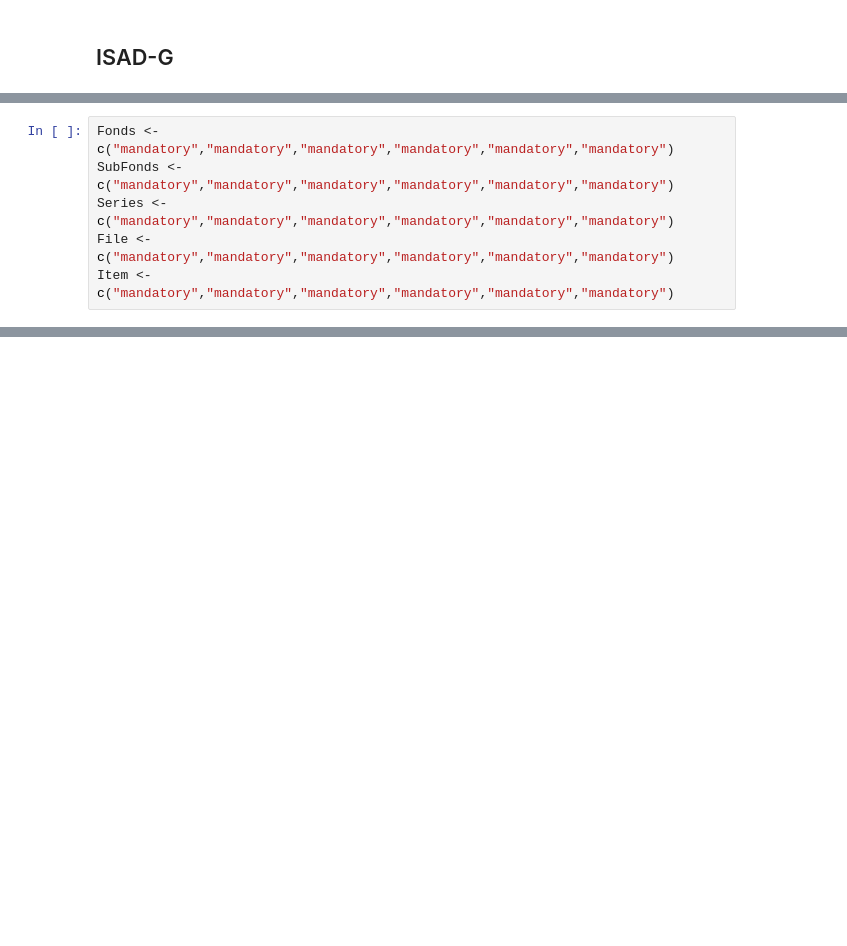
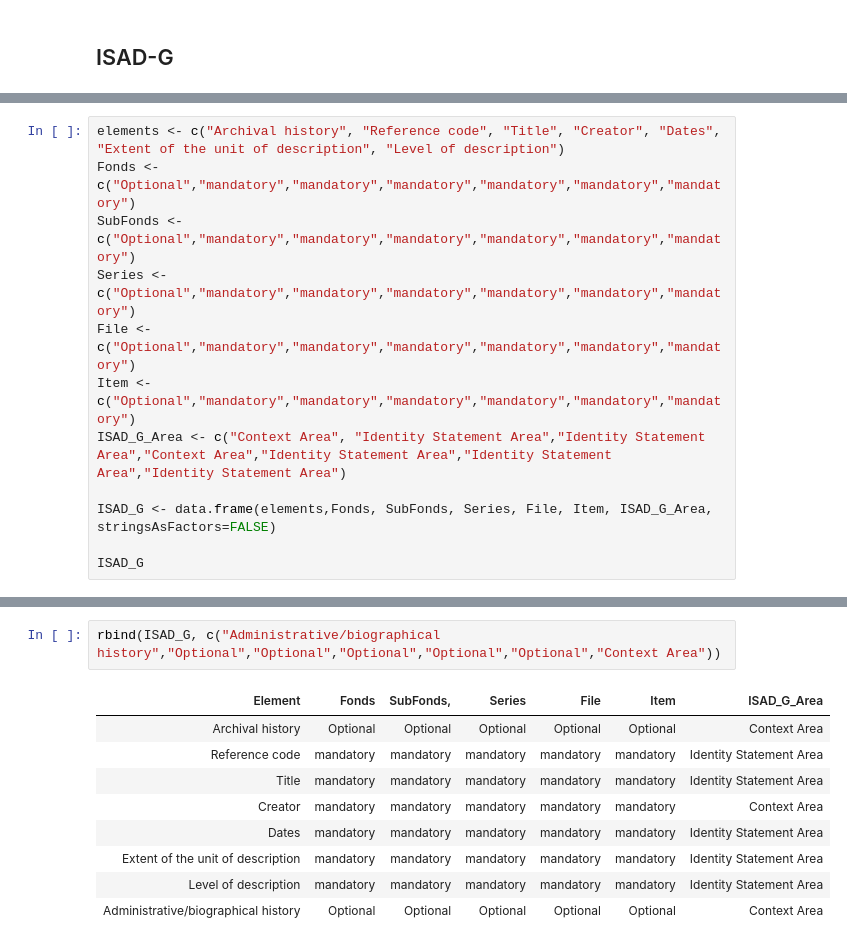
Before and after one commit to stephen-rowan/Jupyter_Notebooks, a Jupyter notebook: ISAD-G/ISAD-G Analysis.ipynb, the cells around one changed output, grey strips where cells are left out. Saved outputs shown, nothing was run; the diff lists cells and outputs as text; blank space fills up the shorter version.

Commit message:
Added ISAD-G.csv, Logic Notes and ISAD-G Analysis

```diff
--- a/ISAD-G/ISAD-G Analysis.ipynb
+++ b/ISAD-G/ISAD-G Analysis.ipynb
@@ -63,6 +63,12 @@ essential_elements
 # %%
-Fonds <- c("mandatory","mandatory","mandatory","mandatory","mandatory","mandatory")
-SubFonds <- c("mandatory","mandatory","mandatory","mandatory","mandatory","mandatory")
-Series <- c("mandatory","mandatory","mandatory","mandatory","mandatory","mandatory")
-File <- c("mandatory","mandatory","mandatory","mandatory","mandatory","mandatory")
-Item <- c("mandatory","mandatory","mandatory","mandatory","mandatory","mandatory")
+elements <- c("Archival history", "Reference code", "Title", "Creator", "Dates", "Extent of the unit of description", "Level of description")
+Fonds <- c("Optional","mandatory","mandatory","mandatory","mandatory","mandatory","mandatory")
+SubFonds <- c("Optional","mandatory","mandatory","mandatory","mandatory","mandatory","mandatory")
+Series <- c("Optional","mandatory","mandatory","mandatory","mandatory","mandatory","mandatory")
+File <- c("Optional","mandatory","mandatory","mandatory","mandatory","mandatory","mandatory")
+Item <- c("Optional","mandatory","mandatory","mandatory","mandatory","mandatory","mandatory")
+ISAD_G_Area <- c("Context Area", "Identity Statement Area","Identity Statement Area","Context Area","Identity Statement Area","Identity Statement Area","Identity Statement Area")
+
+ISAD_G <- data.frame(elements,Fonds, SubFonds, Series, File, Item, ISAD_G_Area, stringsAsFactors=FALSE)
+
+ISAD_G
@@ -102,0 +97,12 @@ u | v          # u OR v
+# %%
+rbind(ISAD_G, c("Administrative/biographical history","Optional","Optional","Optional","Optional","Optional","Context Area"))
+# %% [output]
+| Element | Fonds | SubFonds, | Series | File | Item | ISAD_G_Area |
+| Archival history | Optional | Optional | Optional | Optional | Optional | Context Area |
+| Reference code | mandatory | mandatory | mandatory | mandatory | mandatory | Identity Statement Area |
+| Title | mandatory | mandatory | mandatory | mandatory | mandatory | Identity Statement Area |
+| Creator | mandatory | mandatory | mandatory | mandatory | mandatory | Context Area |
+| Dates | mandatory | mandatory | mandatory | mandatory | mandatory | Identity Statement Area |
+| Extent of the unit of description | mandatory | mandatory | mandatory | mandatory | mandatory | Identity Statement Area |
+| Level of description | mandatory | mandatory | mandatory | mandatory | mandatory | Identity Statement Area |
+| Administrative/biographical history | Optional | Optional | Optional | Optional | Optional | Context Area |
```
Also changed, not shown: parts of 16 cells of this notebook, 1 other file.
